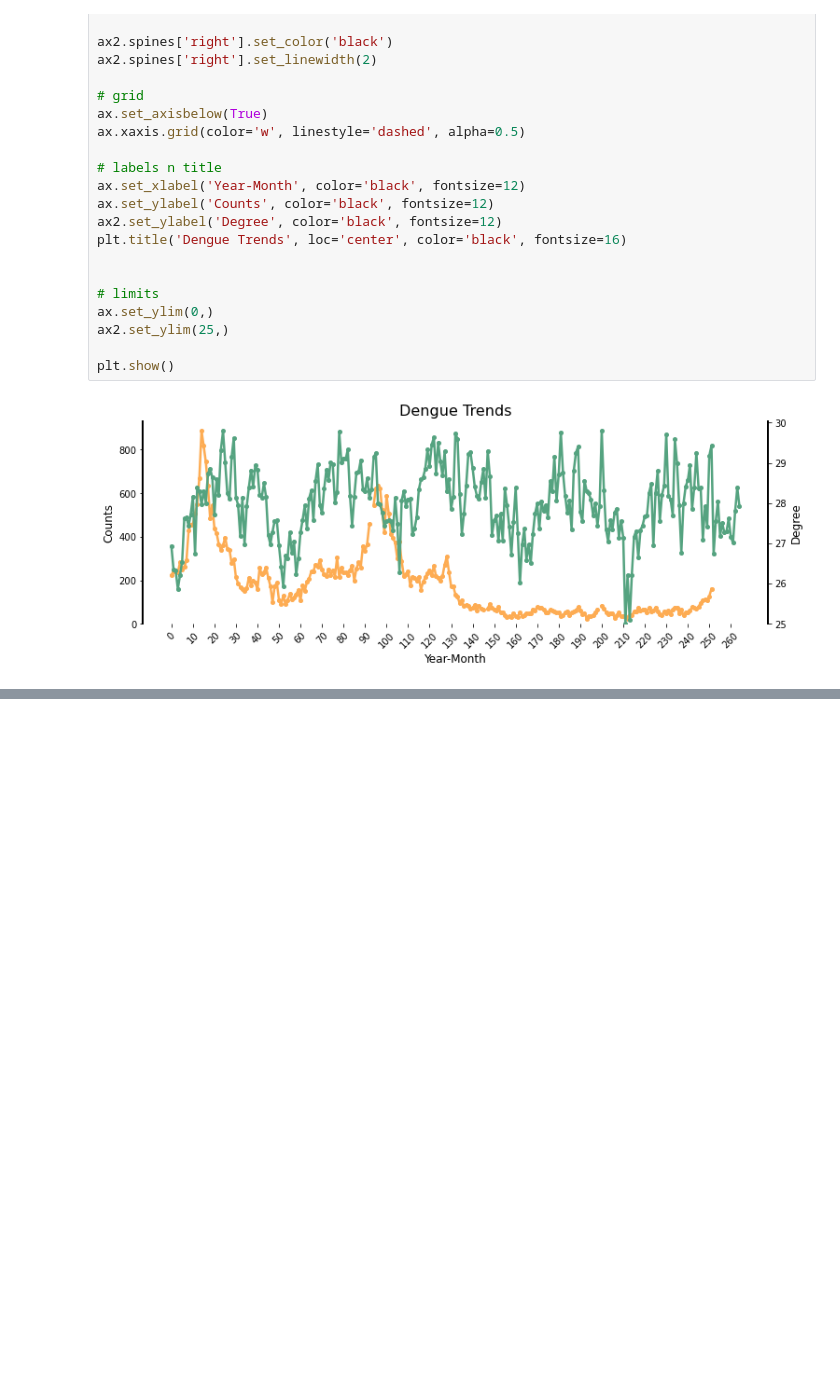
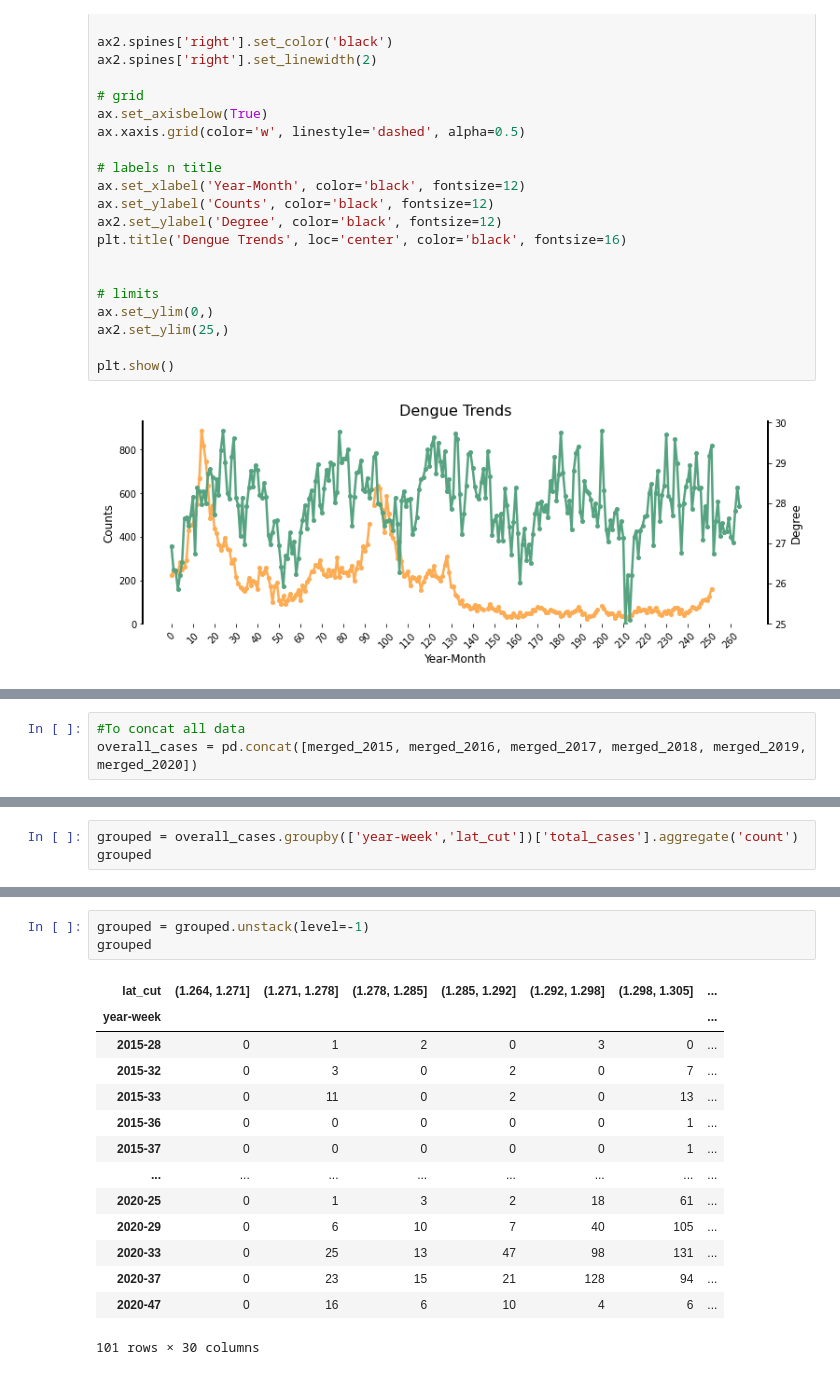
Before and after one commit to garyfoohw/GA_DSIF_Dengue, a Jupyter notebook: src/02_EDA_Anni.ipynb, the cells around one changed output, grey strips where cells are left out. Drawn from its saved outputs; the diff is of its cells as text; blank space fills up the shorter version.

```diff
--- a/src/02_EDA_Anni.ipynb
+++ b/src/02_EDA_Anni.ipynb
@@ -1333,0 +1511,3 @@ plt.show()
+# %%
+#To concat all data
+overall_cases = pd.concat([merged_2015, merged_2016, merged_2017, merged_2018, merged_2019, merged_2020])
@@ -1333,0 +1616,3 @@ plt.show()
+# %%
+grouped = overall_cases.groupby(['year-week','lat_cut'])['total_cases'].aggregate('count')
+grouped
@@ -1333,0 +1633,18 @@ plt.show()
+# %%
+grouped = grouped.unstack(level=-1)
+grouped
+# %% [output]
+| lat_cut | (1.264, 1.271] | (1.271, 1.278] | (1.278, 1.285] | (1.285, 1.292] | (1.292, 1.298] | (1.298, 1.305] | ... |
+| year-week |  |  |  |  |  |  | ... |
+| 2015-28 | 0 | 1 | 2 | 0 | 3 | 0 | ... |
+| 2015-32 | 0 | 3 | 0 | 2 | 0 | 7 | ... |
+| 2015-33 | 0 | 11 | 0 | 2 | 0 | 13 | ... |
+| 2015-36 | 0 | 0 | 0 | 0 | 0 | 1 | ... |
+| 2015-37 | 0 | 0 | 0 | 0 | 0 | 1 | ... |
+| ... | ... | ... | ... | ... | ... | ... | ... |
+| 2020-25 | 0 | 1 | 3 | 2 | 18 | 61 | ... |
+| 2020-29 | 0 | 6 | 10 | 7 | 40 | 105 | ... |
+| 2020-33 | 0 | 25 | 13 | 47 | 98 | 131 | ... |
+| 2020-37 | 0 | 23 | 15 | 21 | 128 | 94 | ... |
+| 2020-47 | 0 | 16 | 6 | 10 | 4 | 6 | ... |
+101 rows × 30 columns
```
Also changed, not shown: parts of 45 cells of this notebook.
